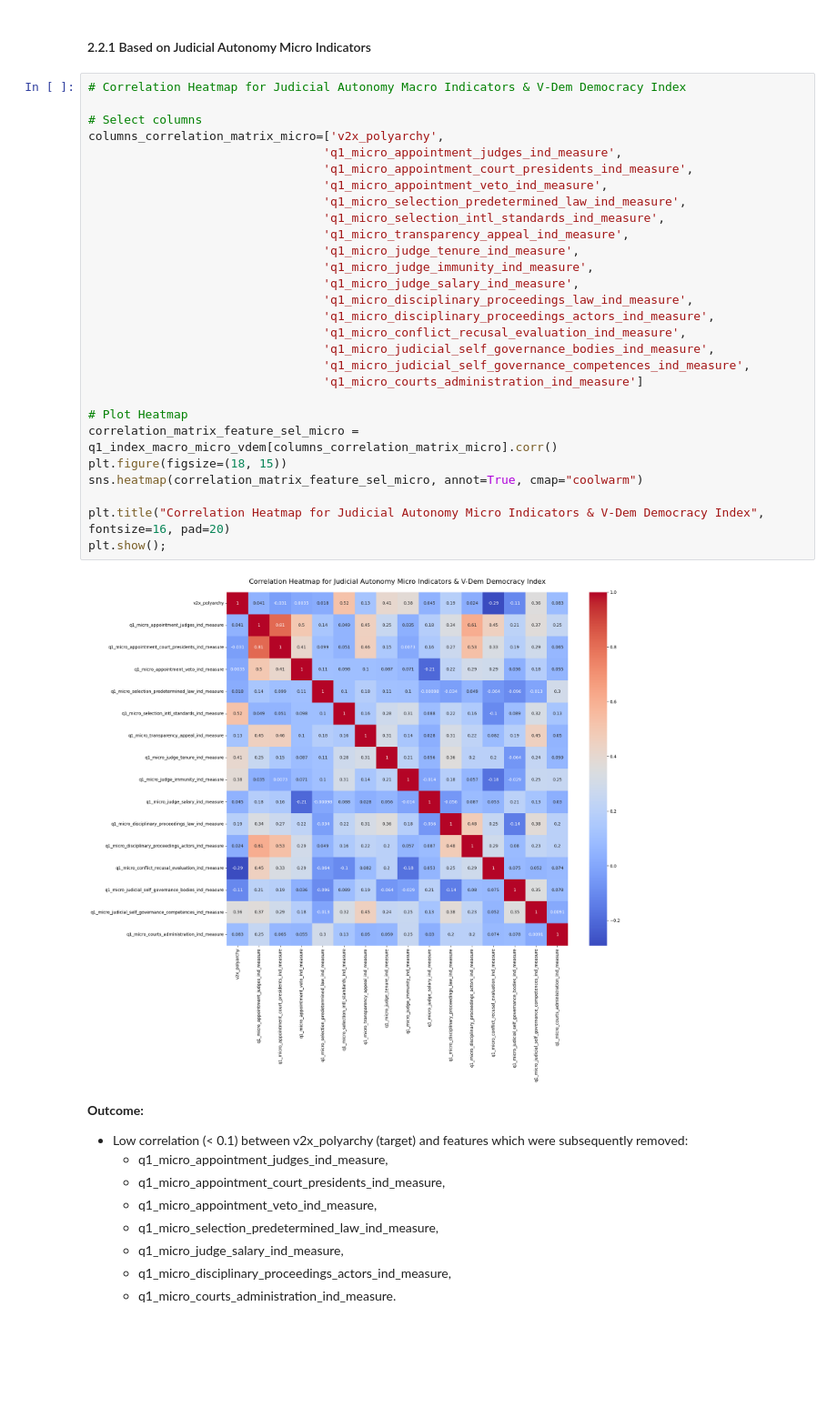
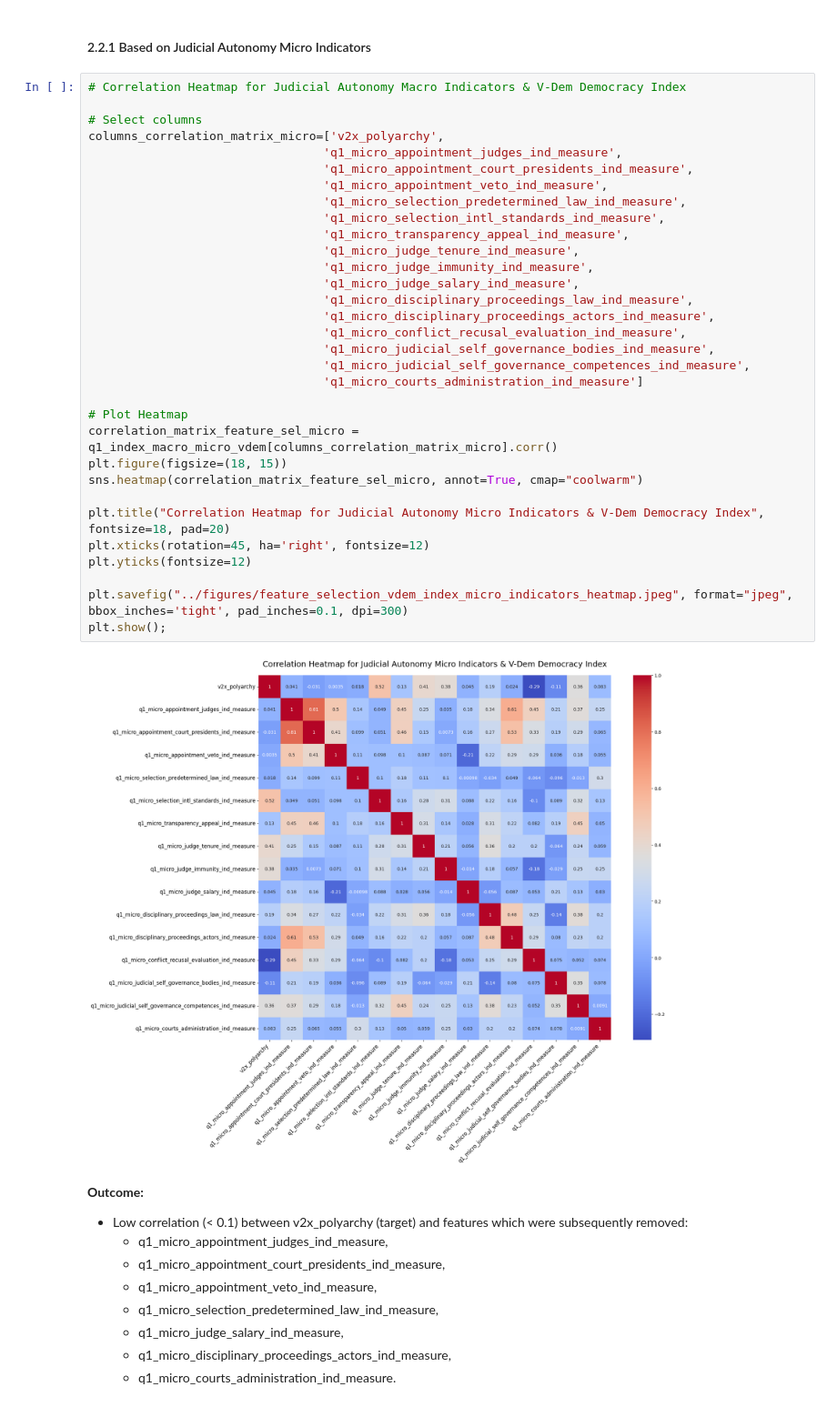
Before and after one commit to najafriederike/judicial-autonomy-index, a Jupyter notebook: notebooks/machine_learning.ipynb, the cells around one changed output. Shown at 91% size. Saved outputs shown, nothing was run; the diff lists cells and outputs as text; blank space fills up the shorter version.

```diff
--- a/notebooks/machine_learning.ipynb
+++ b/notebooks/machine_learning.ipynb
@@ -508,33 +583,37 @@ knn_cl_row_micro_sel.score(X_test, y_test)
 # %%
 # Correlation Heatmap for Judicial Autonomy Macro Indicators & V-Dem Democracy Index
 
 # Select columns
 columns_correlation_matrix_micro=['v2x_polyarchy',
                                  'q1_micro_appointment_judges_ind_measure',
                                  'q1_micro_appointment_court_presidents_ind_measure',
                                  'q1_micro_appointment_veto_ind_measure',
                                  'q1_micro_selection_predetermined_law_ind_measure',
                                  'q1_micro_selection_intl_standards_ind_measure',
                                  'q1_micro_transparency_appeal_ind_measure',
                                  'q1_micro_judge_tenure_ind_measure',
                                  'q1_micro_judge_immunity_ind_measure',
                                  'q1_micro_judge_salary_ind_measure',
                                  'q1_micro_disciplinary_proceedings_law_ind_measure',
                                  'q1_micro_disciplinary_proceedings_actors_ind_measure',
                                  'q1_micro_conflict_recusal_evaluation_ind_measure',
                                  'q1_micro_judicial_self_governance_bodies_ind_measure',
                                  'q1_micro_judicial_self_governance_competences_ind_measure',
                                  'q1_micro_courts_administration_ind_measure']
 
 # Plot Heatmap
 correlation_matrix_feature_sel_micro = q1_index_macro_micro_vdem[columns_correlation_matrix_micro].corr()
 plt.figure(figsize=(18, 15))
 sns.heatmap(correlation_matrix_feature_sel_micro, annot=True, cmap="coolwarm")
 
-plt.title("Correlation Heatmap for Judicial Autonomy Micro Indicators & V-Dem Democracy Index", fontsize=16, pad=20)
+plt.title("Correlation Heatmap for Judicial Autonomy Micro Indicators & V-Dem Democracy Index", fontsize=18, pad=20)
+plt.xticks(rotation=45, ha='right', fontsize=12)
+plt.yticks(fontsize=12)
+
+plt.savefig("../figures/feature_selection_vdem_index_micro_indicators_heatmap.jpeg", format="jpeg", bbox_inches='tight', pad_inches=0.1, dpi=300)
 plt.show();
 # %% [output]
-[figure, old version]
+[figure, new version]
 # %% [markdown]
 **Outcome:**
 - Low correlation (< 0.1) between v2x_polyarchy (target) and features which were subsequently removed:
```
Also changed, not shown: parts of 41 cells of this notebook, 3 other files.
